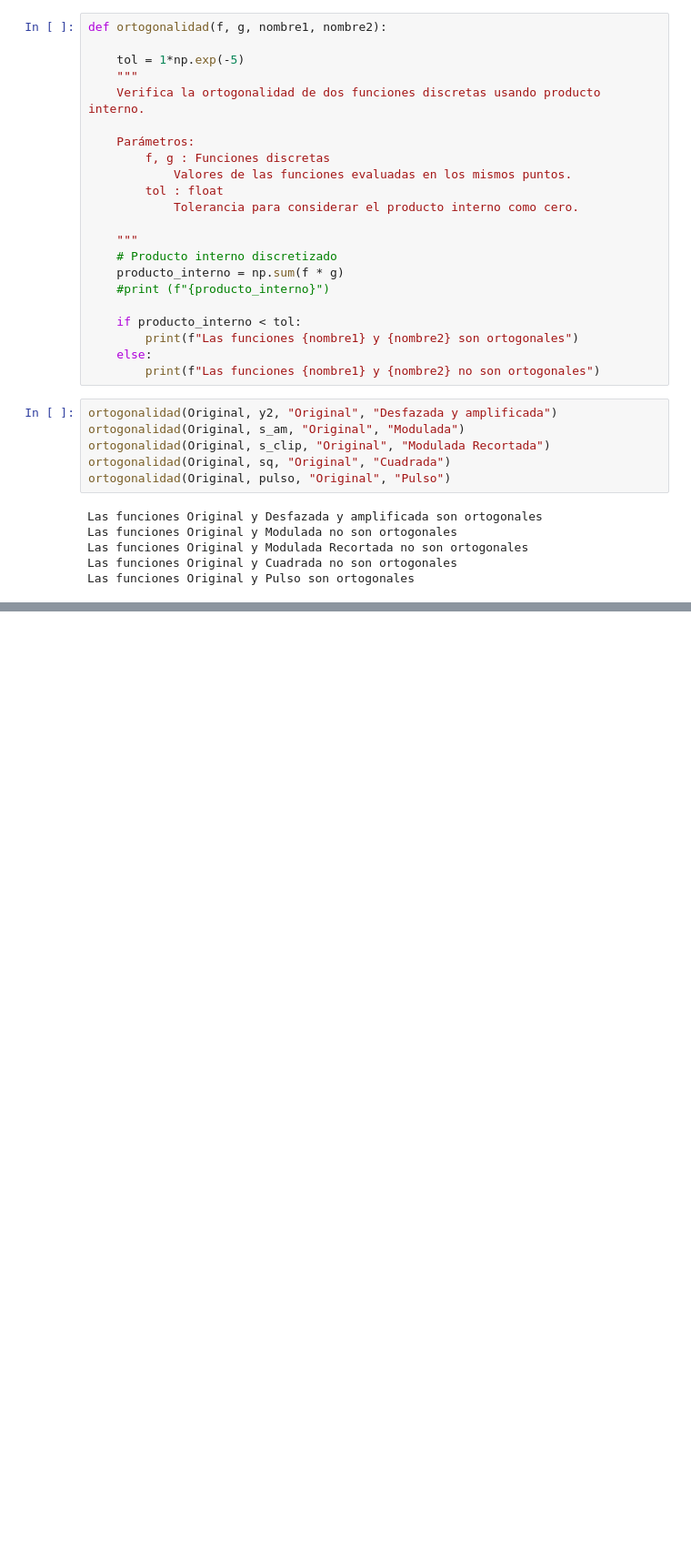
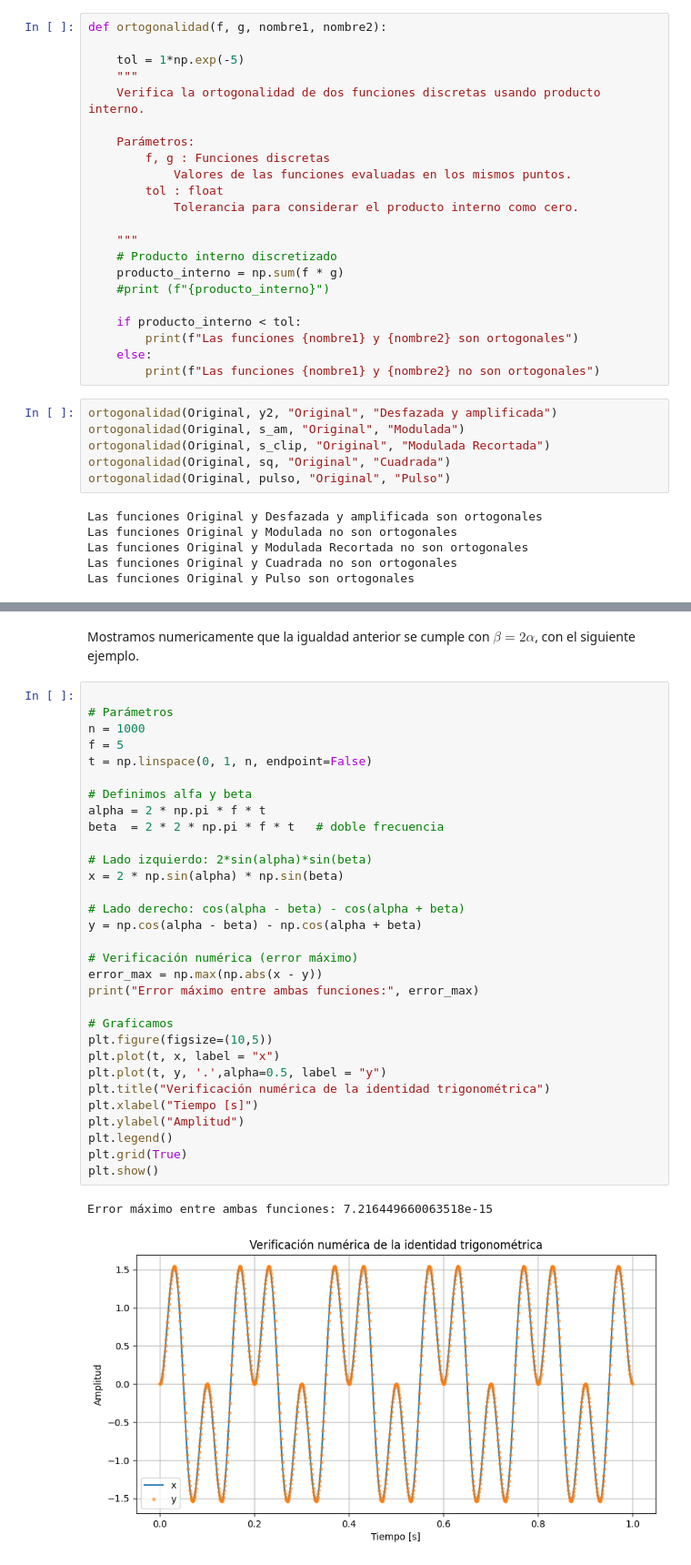
Before and after one commit to ArturoHuber1/APS, a Jupyter notebook: TS1/TS1.ipynb, the cells around one changed output, grey strips where cells are left out. Shown at 91% size. Cells and saved outputs as stored; diff of their text form; blank space fills up the shorter version.

```diff
--- a/TS1/TS1.ipynb
+++ b/TS1/TS1.ipynb
@@ -408,2 +462,38 @@ Notamos que, cuando estamos trabajando con señales periódicas pero de duració
+# %% [markdown]
+Mostramos numericamente que la igualdad anterior se cumple con $\beta = 2\alpha$, con el siguiente ejemplo.
+# %%
+
+# Parámetros
+n = 1000
+f = 5
+t = np.linspace(0, 1, n, endpoint=False)
+
+# Definimos alfa y beta
+alpha = 2 * np.pi * f * t
+beta  = 2 * 2 * np.pi * f * t   # doble frecuencia
+
+# Lado izquierdo: 2*sin(alpha)*sin(beta)
+x = 2 * np.sin(alpha) * np.sin(beta)
+
+# Lado derecho: cos(alpha - beta) - cos(alpha + beta)
+y = np.cos(alpha - beta) - np.cos(alpha + beta)
+
+# Verificación numérica (error máximo)
+error_max = np.max(np.abs(x - y))
+print("Error máximo entre ambas funciones:", error_max)
+
+# Graficamos
+plt.figure(figsize=(10,5))
+plt.plot(t, x, label = "x")
+plt.plot(t, y, '.',alpha=0.5, label = "y")
+plt.title("Verificación numérica de la identidad trigonométrica")
+plt.xlabel("Tiempo [s]")
+plt.ylabel("Amplitud")
+plt.legend()
+plt.grid(True)
+plt.show()
+# %% [output]
+Error máximo entre ambas funciones: 7.216449660063518e-15
+[figure, added]
 # %% [markdown]
 ## Conclusiones
```
Also changed, not shown: parts of 10 cells of this notebook, 1 other file.
